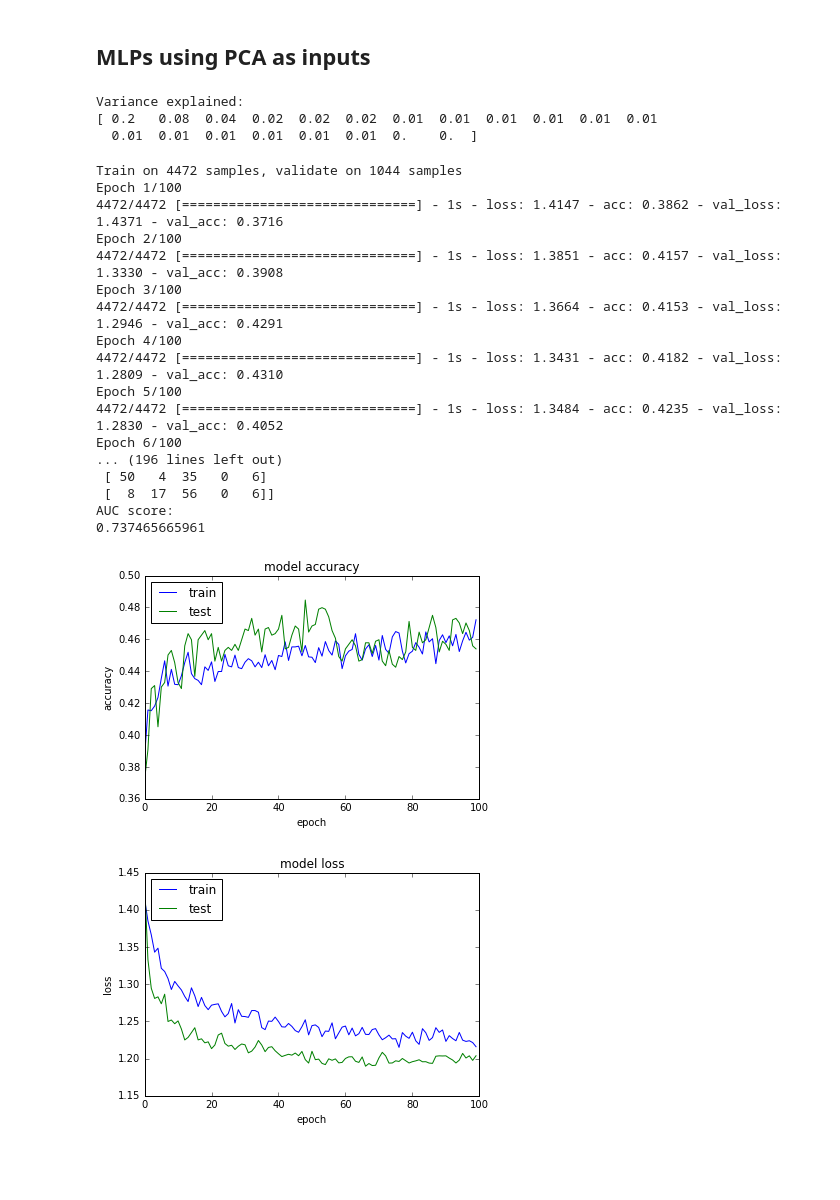
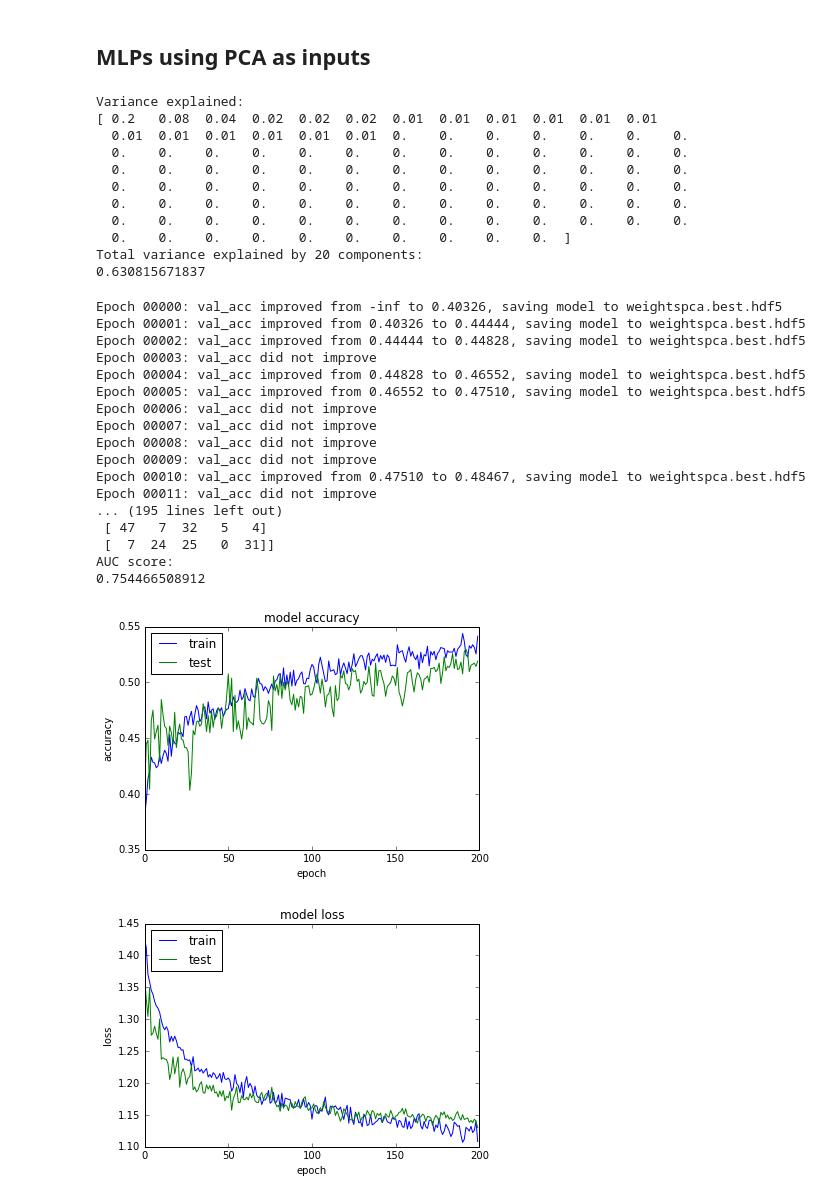
Before and after one commit to chili-epfl/paper-JLA-deep-teaching-analytics, a Jupyter notebook: notebooks/KerasMLPs.ipynb, the cells around one changed output. Drawn from its saved outputs; the diff is of its cells as text; code cells hidden in the pictures; blank space fills up the shorter version.

Commit message:
Best models with 3-layer MLPs in keras

```diff
--- a/notebooks/KerasMLPs.ipynb
+++ b/notebooks/KerasMLPs.ipynb
@@ -38,11 +41,11 @@ encoder = LabelEncoder()
 encoder.fit(Y_train)
 encoded_Y_train = encoder.transform(Y_train)
 # convert integers to dummy variables (i.e. one hot encoded)
-dummy_y_train = np_utils.to_categorical(encoded_Y_train)
+dummy_y_train = to_categorical(encoded_Y_train)
 encoder.fit(Y_test)
 encoded_Y_test = encoder.transform(Y_test)
 # convert integers to dummy variables (i.e. one hot encoded)
-dummy_y_test = np_utils.to_categorical(encoded_Y_test)
+dummy_y_test = to_categorical(encoded_Y_test)
 
 # Sanity check on matrix dimensions, after droppinig null/nans
 #print X_train.shape #(4472, 7555)
@@ -90,7 +93,7 @@ def create_dropout_decay():
     model.add(Dropout(0.2))
     model.add(Dense(5, init='uniform', activation='sigmoid'))
     # Compile model, with larger learning rate and momentum, as recommended by the original paper
-    sgd = SGD(lr=0.1, momentum=0.9, decay=0.005, nesterov=False)
+    sgd = SGD(lr=0.1, momentum=0.9, decay=0.0005, nesterov=False)
     model.compile(loss='categorical_crossentropy', optimizer=sgd, metrics=['accuracy'])
     return model
 
@@ -212,7 +206,7 @@ AUC score:
 # %%
 from sklearn.decomposition import PCA
 
-pca = PCA(n_components=20)
+pca = PCA(n_components=100)
 PCAtrain = pca.fit_transform(X_train_st)
 PCAtest = pca.transform(X_test_st)
 
@@ -225,20 +219,28 @@ print sum(pca.explained_variance_ratio_)
 # %% [output]
 Variance explained:
 [ 0.2   0.08  0.04  0.02  0.02  0.02  0.01  0.01  0.01  0.01  0.01  0.01
-  0.01  0.01  0.01  0.01  0.01  0.01  0.    0.  ]
+  0.01  0.01  0.01  0.01  0.01  0.01  0.    0.    0.    0.    0.    0.    0.
+  0.    0.    0.    0.    0.    0.    0.    0.    0.    0.    0.    0.    0.
+  0.    0.    0.    0.    0.    0.    0.    0.    0.    0.    0.    0.    0.
+  0.    0.    0.    0.    0.    0.    0.    0.    0.    0.    0.    0.    0.
+  0.    0.    0.    0.    0.    0.    0.    0.    0.    0.    0.    0.    0.
+  0.    0.    0.    0.    0.    0.    0.    0.    0.    0.    0.    0.    0.
+  0.    0.    0.    0.    0.    0.    0.    0.    0.    0.  ]
+Total variance explained by 20 components:
+0.630815671837
 # %%
 # Apply dropout regularization, it is overfitting!
 def create_dropout_decay_PCA():
     # create model
     model = Sequential()
-    model.add(Dropout(0.2, input_shape=(20,)))
-    model.add(Dense(50, init='uniform', activation='tanh'))
+    model.add(Dropout(0.2, input_shape=(100,)))
+    model.add(Dense(200, init='uniform', activation='tanh'))
     model.add(Dropout(0.2))
     model.add(Dense(20, init='uniform', activation='tanh'))
     model.add(Dropout(0.2))
     model.add(Dense(5, init='uniform', activation='sigmoid'))
     # Compile model, with larger learning rate and momentum, as recommended by the original paper
-    sgd = SGD(lr=0.1, momentum=0.9, decay=0.001, nesterov=False)
+    sgd = SGD(lr=0.1, momentum=0.9, decay=0.0005, nesterov=False)
     model.compile(loss='categorical_crossentropy', optimizer=sgd, metrics=['accuracy'])
     return model
 
@@ -257,7 +259,7 @@ callbacks_list = [checkpoint]
 # Fit the model
 history = model.fit(PCAtrain, dummy_y_train,
                     validation_data=(PCAtest,dummy_y_test),
-                    nb_epoch=100, batch_size=10, verbose=1,
+                    nb_epoch=200, batch_size=10, verbose=0,
                     callbacks=callbacks_list)
 
 # Other performance/accuracy metrics
@@ -272,48 +274,48 @@ print(accuracy_score(numpy.argmax(dummy_y_test, axis=1), numpy.argmax(Y_pred, ax
 # Confusion matrix
 cm = confusion_matrix(numpy.argmax(dummy_y_test, axis=1), numpy.argmax(Y_pred, axis=1))
 numpy.set_printoptions(precision=2)
 print('Confusion matrix:')
 print(cm)
 
 # AUC
 roc = roc_auc_score(dummy_y_test, Y_pred, average='macro')
 print('AUC score:')
 print(roc)
 
 
 # summarize history for accuracy
 plt.plot(history.history['acc'])
 plt.plot(history.history['val_acc'])
 plt.title('model accuracy')
 plt.ylabel('accuracy')
 plt.xlabel('epoch')
 plt.legend(['train','test'], loc='upper left')
 plt.show()
 # summarize history for loss
 plt.plot(history.history['loss'])
 plt.plot(history.history['val_loss'])
 plt.title('model loss')
 plt.ylabel('loss')
 plt.xlabel('epoch')
 plt.legend(['train','test'], loc='upper left')
 plt.show()
 # %% [output]
-Train on 4472 samples, validate on 1044 samples
-Epoch 1/100
-4472/4472 [==============================] - 1s - loss: 1.4147 - acc: 0.3862 - val_loss: 1.4371 - val_acc: 0.3716
-Epoch 2/100
-4472/4472 [==============================] - 1s - loss: 1.3851 - acc: 0.4157 - val_loss: 1.3330 - val_acc: 0.3908
-Epoch 3/100
-4472/4472 [==============================] - 1s - loss: 1.3664 - acc: 0.4153 - val_loss: 1.2946 - val_acc: 0.4291
-Epoch 4/100
-4472/4472 [==============================] - 1s - loss: 1.3431 - acc: 0.4182 - val_loss: 1.2809 - val_acc: 0.4310
-Epoch 5/100
-4472/4472 [==============================] - 1s - loss: 1.3484 - acc: 0.4235 - val_loss: 1.2830 - val_acc: 0.4052
-Epoch 6/100
-... (196 lines left out)
- [ 50   4  35   0   6]
- [  8  17  56   0   6]]
+Epoch 00000: val_acc improved from -inf to 0.40326, saving model to weightspca.best.hdf5
+Epoch 00001: val_acc improved from 0.40326 to 0.44444, saving model to weightspca.best.hdf5
+Epoch 00002: val_acc improved from 0.44444 to 0.44828, saving model to weightspca.best.hdf5
+Epoch 00003: val_acc did not improve
+Epoch 00004: val_acc improved from 0.44828 to 0.46552, saving model to weightspca.best.hdf5
+Epoch 00005: val_acc improved from 0.46552 to 0.47510, saving model to weightspca.best.hdf5
+Epoch 00006: val_acc did not improve
+Epoch 00007: val_acc did not improve
+Epoch 00008: val_acc did not improve
+Epoch 00009: val_acc did not improve
+Epoch 00010: val_acc improved from 0.47510 to 0.48467, saving model to weightspca.best.hdf5
+Epoch 00011: val_acc did not improve
+... (195 lines left out)
+ [ 47   7  32   5   4]
+ [  7  24  25   0  31]]
 AUC score:
-0.737465665961
+0.754466508912
-[figure, old version]
+[figure, new version]
-[figure, old version]
+[figure, new version]
```
Also changed, not shown: parts of 3 cells of this notebook, 4 other files.
